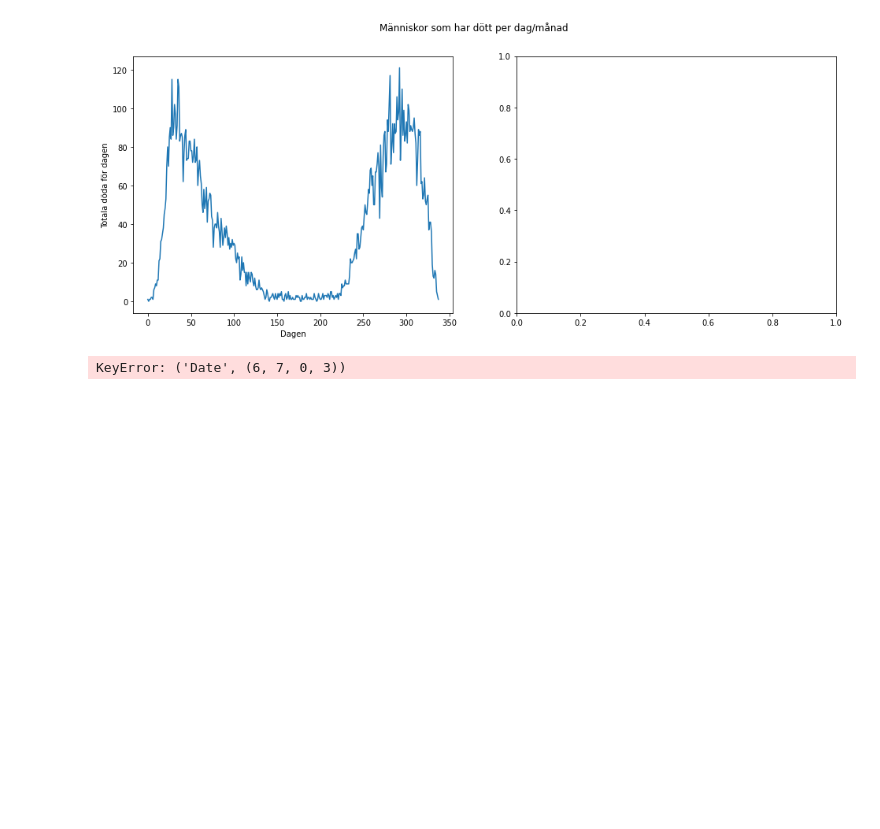
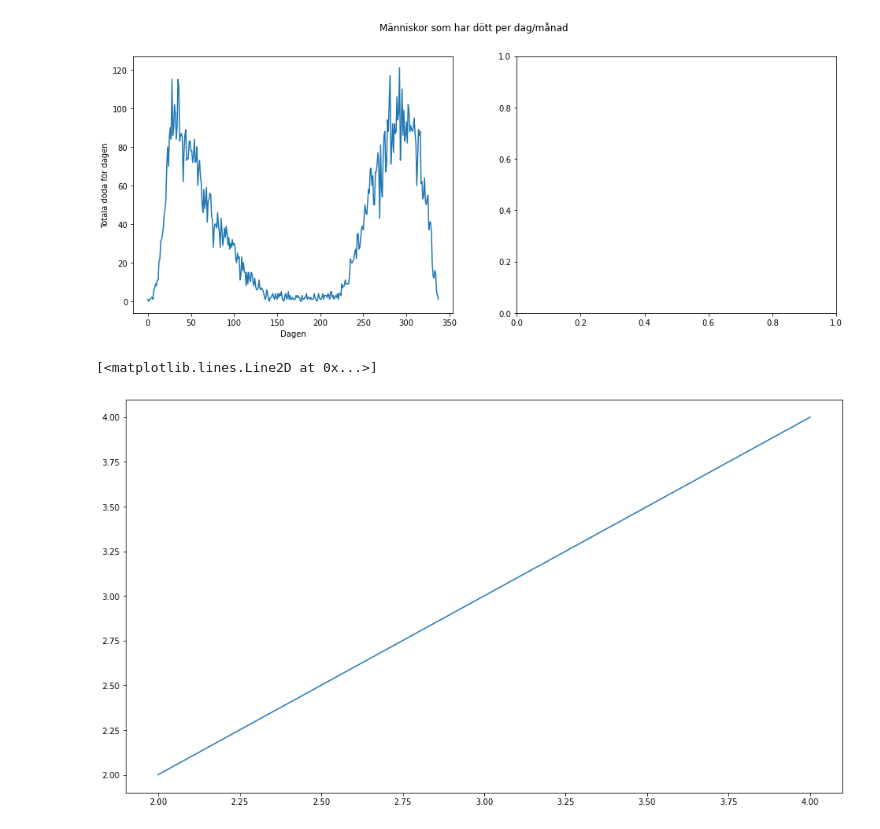
Before and after one commit to Limpan0305/linus_sundsten_TE19C, a Jupyter notebook: Programmering1/Dataanalysprojekt/provar.ipynb, the cells around one changed output. Drawn from its saved outputs; the diff is of its cells as text; code cells hidden in the pictures; blank space fills up the shorter version.

```diff
--- a/Programmering1/Dataanalysprojekt/provar.ipynb
+++ b/Programmering1/Dataanalysprojekt/provar.ipynb
@@ -38,12 +38,11 @@ def grafer(x,y):
 grafer(x,döda)
 # %% [output]
 [figure]
-# %%
-import pandas as pd
-import matplotlib.pyplot as plt
-
-df = pd.read_csv("National_Daily_Deaths.csv") #Läser in filen med hjälp av pandas
-dagar = df["Date"]
-df_mars = df["Date", ]
-# %% [output]
-KeyError: ('Date', (6, 7, 0, 3))
+# %%
+import matplotlib.pyplot as plt
+
+plt.figure(figsize = (16,9))
+plt.plot([2,3,4], [2,3,4])
+# %% [output]
+[<matplotlib.lines.Line2D at 0x...>]
+[figure, added]
```
Also changed, not shown: parts of 2 cells of this notebook, 1 other file.
